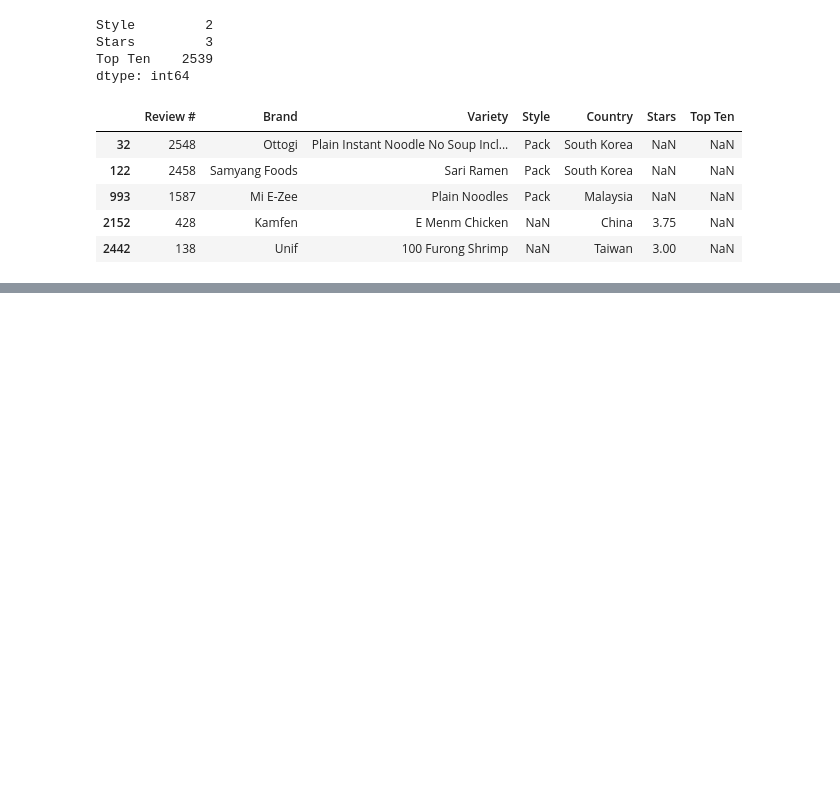
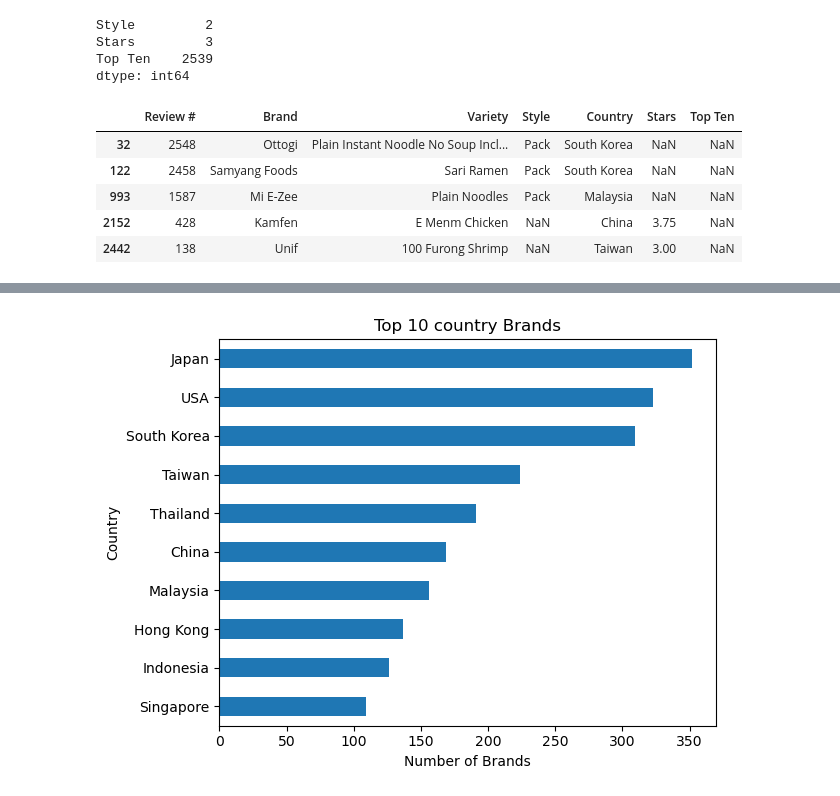
Before and after one commit to Keegawho198/python_practice, a Jupyter notebook: Ramen_ratings.ipynb, the cells around one changed output, grey strips where cells are left out. Drawn from its saved outputs; the diff is of its cells as text; code cells hidden in the pictures; blank space fills up the shorter version.

```diff
--- a/Ramen_ratings.ipynb
+++ b/Ramen_ratings.ipynb
@@ -104,0 +169,4 @@ df
+# %%
+#top countries
+top_Country = df['Country'].value_counts().head(10)
+print(top_Country)
@@ -104,0 +186,19 @@ df
+# %%
+# Plot
+#top_reviews.plot(kind='bar')
+top_Country.plot(kind='barh')
+
+
+# graph styling
+plt.title('Top 10 country Brands')
+plt.xlabel('Number of Brands')
+plt.ylabel('Country')
+#plt.xticks(rotation=45, ha='right')
+plt.gca().invert_yaxis() #starts with highest
+
+plt.tight_layout()
+
+# Show it
+plt.show()
+# %% [output]
+[figure, added]
```
Also changed, not shown: parts of 15 cells of this notebook.
